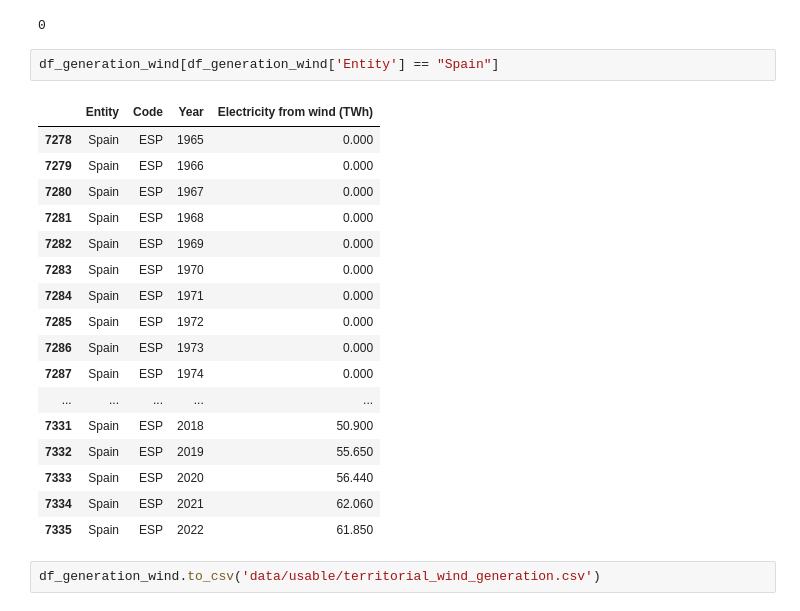
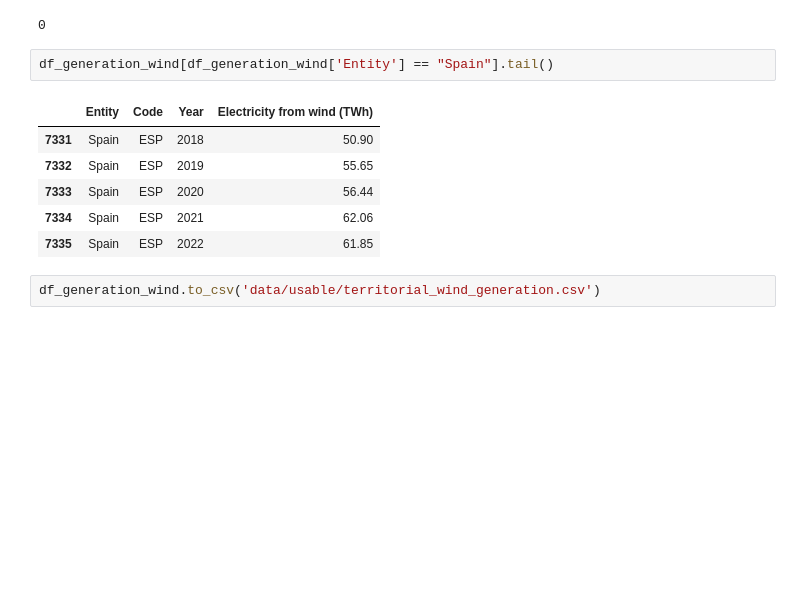
Before and after one commit to sansisimon/renewable-energy-project, a Jupyter notebook: EDA_01.ipynb, the cells around one changed output. Saved outputs shown, nothing was run; the diff lists cells and outputs as text; blank space fills up the shorter version.

```diff
--- a/EDA_01.ipynb
+++ b/EDA_01.ipynb
@@ -565,25 +639,14 @@ df_generation_wind.duplicated().sum()
 # %% [output]
 0
 # %%
-df_generation_wind[df_generation_wind['Entity'] == "Spain"]
+df_generation_wind[df_generation_wind['Entity'] == "Spain"].tail()
 # %% [output]
 |  | Entity | Code | Year | Electricity from wind (TWh) |
-| 7278 | Spain | ESP | 1965 | 0.000 |
-| 7279 | Spain | ESP | 1966 | 0.000 |
-| 7280 | Spain | ESP | 1967 | 0.000 |
-| 7281 | Spain | ESP | 1968 | 0.000 |
-| 7282 | Spain | ESP | 1969 | 0.000 |
-| 7283 | Spain | ESP | 1970 | 0.000 |
-| 7284 | Spain | ESP | 1971 | 0.000 |
-| 7285 | Spain | ESP | 1972 | 0.000 |
-| 7286 | Spain | ESP | 1973 | 0.000 |
-| 7287 | Spain | ESP | 1974 | 0.000 |
-| ... | ... | ... | ... | ... |
-| 7331 | Spain | ESP | 2018 | 50.900 |
-| 7332 | Spain | ESP | 2019 | 55.650 |
-| 7333 | Spain | ESP | 2020 | 56.440 |
-| 7334 | Spain | ESP | 2021 | 62.060 |
-| 7335 | Spain | ESP | 2022 | 61.850 |
+| 7331 | Spain | ESP | 2018 | 50.90 |
+| 7332 | Spain | ESP | 2019 | 55.65 |
+| 7333 | Spain | ESP | 2020 | 56.44 |
+| 7334 | Spain | ESP | 2021 | 62.06 |
+| 7335 | Spain | ESP | 2022 | 61.85 |
 # %%
 df_generation_wind.to_csv('data/usable/territorial_wind_generation.csv')
 # %% [markdown]
```
Also changed, not shown: parts of 9 cells of this notebook, 1 other file.
